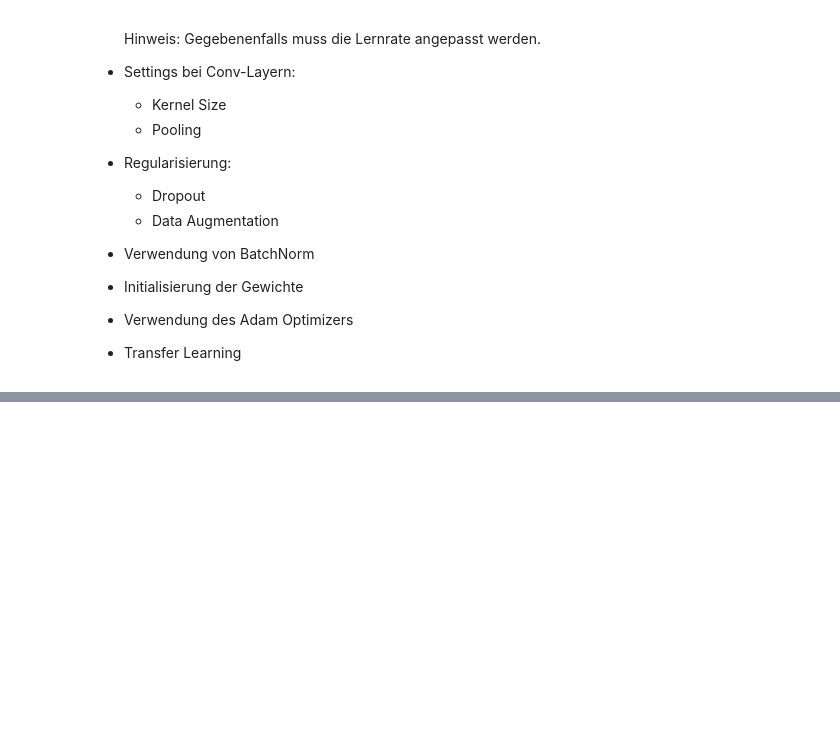
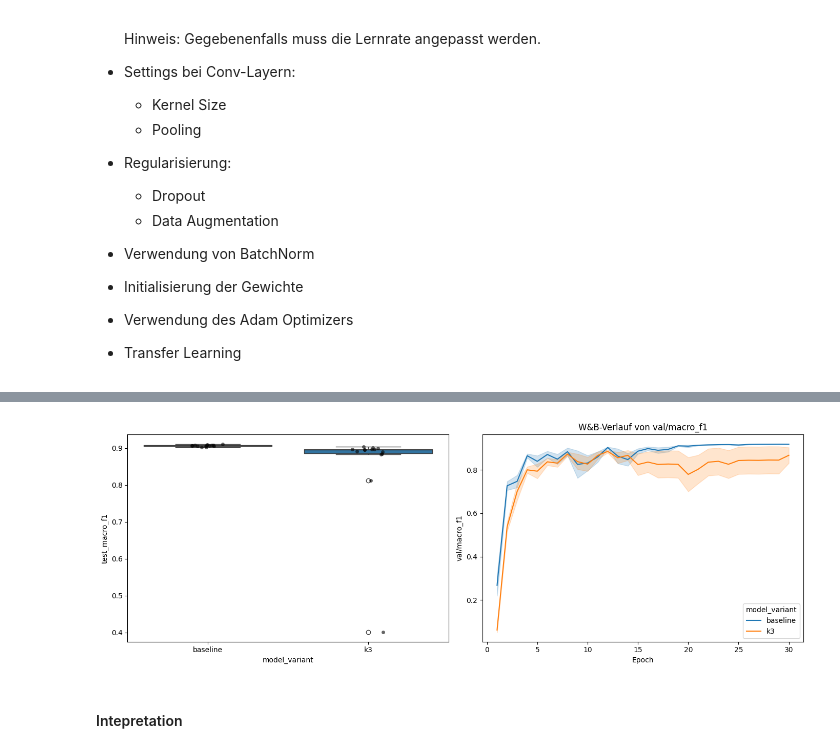
Before and after one commit to HorusXIV/DEL, a Jupyter notebook: notebooks/del_report.ipynb, the cells around one changed output, grey strips where cells are left out. Drawn from its saved outputs; the diff is of its cells as text; code cells hidden in the pictures; blank space fills up the shorter version.

```diff
--- a/notebooks/del_report.ipynb
+++ b/notebooks/del_report.ipynb
@@ -1069,25 +1130,10 @@ Die Runner fuehren selbst keinen Hypothesentest mehr aus, sondern speichern nur
 # %%
-hyp03_results_dir = Path("../src/hyp_tests/results")
-hyp03_runs_path = hyp03_results_dir / "hypothesis_03_runs.csv"
-baseline_runs_path = hyp03_results_dir / "baseline_runs.csv"
-hyp03_summary_path = hyp03_results_dir / "hypothesis_03_summary.json"
-
-if not baseline_runs_path.exists() or not hyp03_runs_path.exists() or not hyp03_summary_path.exists():
-    raise FileNotFoundError("Bitte zuerst src/hyp_tests/Baseline.py und src/hyp_tests/Hypothese_03.py ausfuehren, damit beide Ergebnisdateien fuer den Vergleich vorliegen.")
+hyp03_runs_path = results_dir / "hypothesis_03_runs.csv"
+hyp03_summary_path = results_dir / "hypothesis_03_summary.json"
 
 baseline_runs_df = pd.read_csv(baseline_runs_path)
 hyp03_variant_runs_df = pd.read_csv(hyp03_runs_path)
 hyp03_runs_df = pd.concat([baseline_runs_df, hyp03_variant_runs_df], ignore_index=True)
-hyp03_metadata = json.loads(hyp03_summary_path.read_text(encoding="utf-8"))
-hyp03_test_df = pd.DataFrame([
-    build_paired_summary(
-        hyp03_runs_df,
-        reference_label="baseline",
-        variant_label="k3",
-        alpha=0.05,
-    )
-])
-
 
 hypothese_03_variant_wandb_runs = list(
     api.runs(
@@ -1119,6 +1165,11 @@ hyp03_wandb_final_df = pd.DataFrame(
 
 hyp03_history_frames = []
 for run in hyp03_wandb_runs:
+    # Filter out runs with NaN val_loss to avoid issues in the history data
+    if run.id in hyp03_wandb_final_df[hyp03_wandb_final_df["val_loss"] == "NaN"].run_id.values:
+        print(f"Skipping run {run.id} due to NaN val_loss")
+        continue
+
     history = run.history(keys=["_step", "val/macro_f1"], pandas=True).dropna(how="all")
     if history.empty:
         continue
@@ -1129,5 +1180,4 @@ for run in hyp03_wandb_runs:
 
 hyp03_history_df = pd.concat(hyp03_history_frames, ignore_index=True)
 
-display(hyp03_test_df)
 display(hyp03_wandb_final_df)
@@ -1135,43 +1205,41 @@ display(hyp03_wandb_final_df)
 fig, axes = plt.subplots(1, 2, figsize=(14, 5))
 
 sns.boxplot(
-    data=hyp03_runs_df,
+    data=hyp03_runs_df[~(hyp03_wandb_final_df["val_loss"] == "NaN")],
     x="model_variant",
     y="test_macro_f1",
     order=['baseline', 'k3'],
     ax=axes[0],
 )
 sns.stripplot(
-    data=hyp03_runs_df,
+    data=hyp03_runs_df[~(hyp03_wandb_final_df["val_loss"] == "NaN")],
     x="model_variant",
     y="test_macro_f1",
     order=['baseline', 'k3'],
     color="black",
     alpha=0.6,
     ax=axes[0],
 )
-for repeat_idx, repeat_df in hyp03_runs_df.groupby("repeat_idx"):
-    ordered = repeat_df.set_index("model_variant").loc[['baseline', 'k3']]
-    axes[0].plot(['baseline', 'k3'], ordered["test_macro_f1"], color="gray", alpha=0.35)
-axes[0].set_title("Finaler Validation Macro-F1 je Wiederholung")
-axes[0].set_xlabel("")
-axes[0].set_ylabel("test_macro_f1")
 
 sns.lineplot(
     data=hyp03_history_df,
     x="_step",
     y="val/macro_f1",
     hue="model_variant",
     estimator="mean",
-    errorbar="sd",
+    errorbar="se",
     ax=axes[1],
 )
 axes[1].set_title("W&B-Verlauf von val/macro_f1")
 axes[1].set_xlabel("Epoch")
 axes[1].set_ylabel("val/macro_f1")
 
 plt.tight_layout()
 plt.show()
+# %% [output]
+[figure, added]
+# %% [markdown]
+#### Intepretation
 # %% [markdown]
 ### Hypothese 4: Poolingverhalten
 
```
Also changed, not shown: parts of 50 cells of this notebook.
